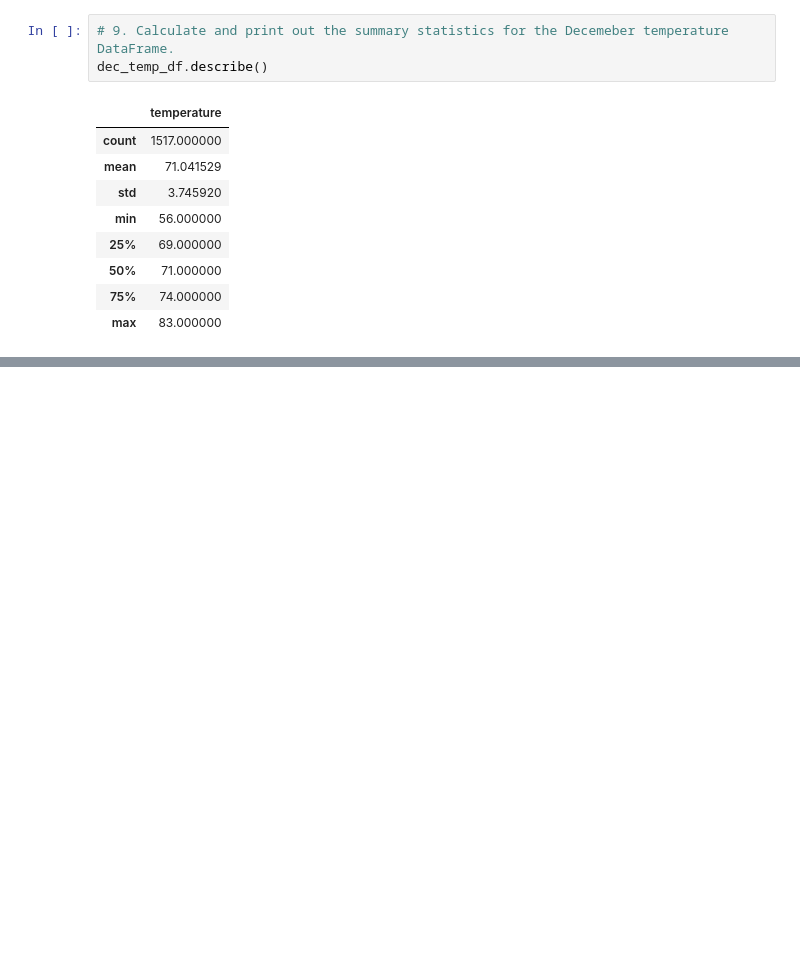
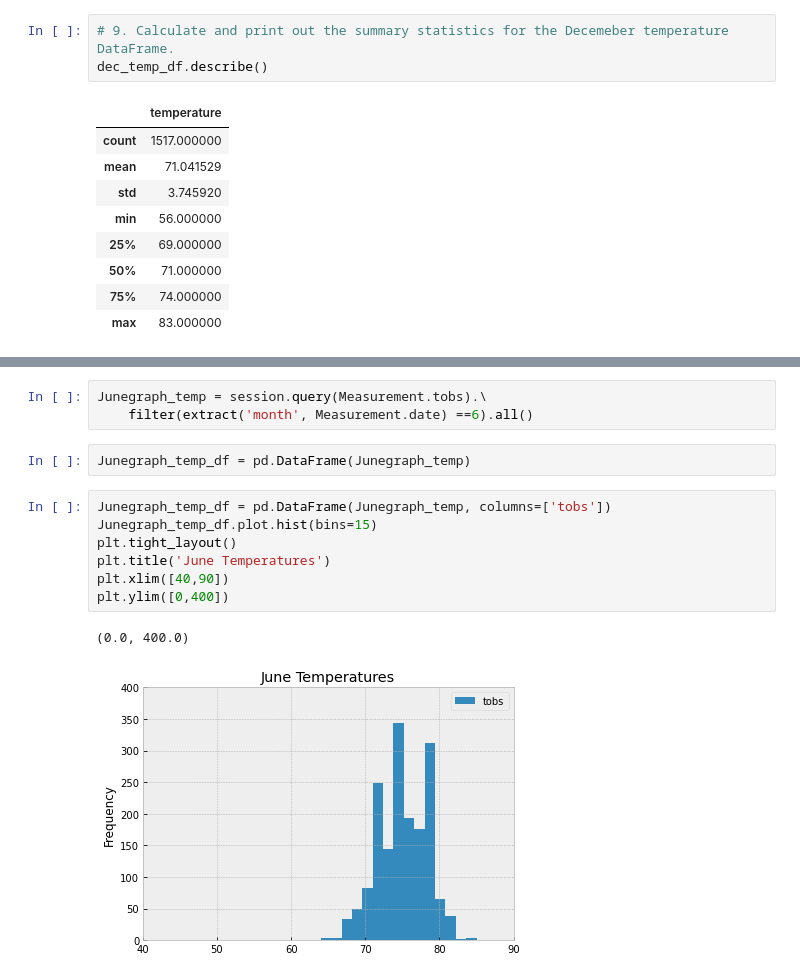
Before and after one commit to teachjanderson/surfs_up, a Jupyter notebook: SurfsUp_Challenge.ipynb, the cells around one changed output, grey strips where cells are left out. Drawn from its saved outputs; the diff is of its cells as text; blank space fills up the shorter version.

```diff
--- a/SurfsUp_Challenge.ipynb
+++ b/SurfsUp_Challenge.ipynb
@@ -81,0 +213,15 @@ dec_temp_df.describe()
+# %%
+Junegraph_temp = session.query(Measurement.tobs).\
+    filter(extract('month', Measurement.date) ==6).all()
+# %%
+Junegraph_temp_df = pd.DataFrame(Junegraph_temp)
+# %%
+Junegraph_temp_df = pd.DataFrame(Junegraph_temp, columns=['tobs'])
+Junegraph_temp_df.plot.hist(bins=15)
+plt.tight_layout()
+plt.title('June Temperatures')
+plt.xlim([40,90])
+plt.ylim([0,400])
+# %% [output]
+(0.0, 400.0)
+[figure, added]
```
Also changed, not shown: parts of 13 cells of this notebook, 7 other files.
